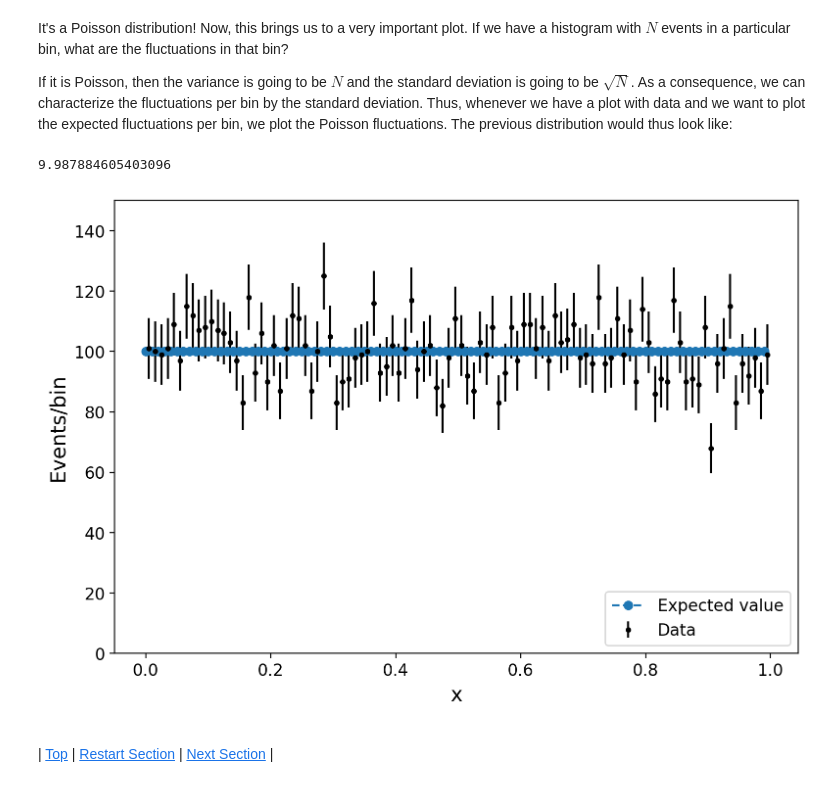
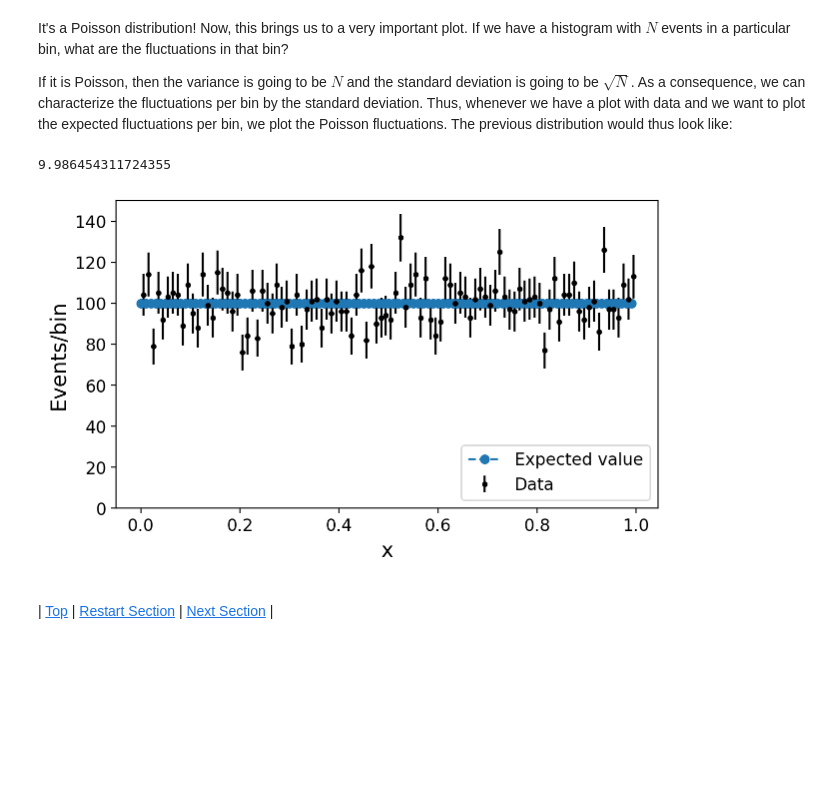
Before and after one commit to mit-physics-data/lectures, a Jupyter notebook: lecture2/8316_L02_MAIN.ipynb, the cells around one changed output. Drawn from its saved outputs; the diff is of its cells as text; code cells hidden in the pictures; blank space fills up the shorter version.

```diff
--- a/lecture2/8316_L02_MAIN.ipynb
+++ b/lecture2/8316_L02_MAIN.ipynb
@@ -86,7 +86,7 @@ The following code cell sets default values for figure parameters.
 %config InlineBackend.figure_format = 'retina'
 
 #set default figure parameters
-plt.rcParams['figure.figsize'] = (9,6)
+plt.rcParams['figure.figsize'] = (7,4)
 
 medium_size = 12
 large_size = 15
@@ -1120,31 +1110,31 @@ If it is Poisson, then the variance is going to be $N$ and the standard deviatio
 # %%
 #>>>RUN: L2.4-runcell03
 
 #And so the bins are Poisson fluctuated. This is why when we plot data in a histogram we put error bars
 #Corresponding the Poisson uncertainty in a bin
 N=10000
 nbins=100
 sample  = np.random.uniform (0,1,N)
 histy, bin_edges = np.histogram(sample, bins=nbins)
 yerr=np.sqrt(histy)
 bin_centers = 0.5*(bin_edges[1:] + bin_edges[:-1])
 ax.set_ylim([0,2*N/nbins])
 
 #Here is the command
 plt.errorbar(bin_centers,histy,yerr=yerr,marker='.',c='black',linestyle = 'None',label='Data')
 print(np.mean(yerr))
 
 k=np.arange(0,1,0.01)
 vals=np.full((100),N/nbins)
 plt.plot(k,vals,'o--',label="Expected value")
-plt.ylim(0,150)
+plt.ylim(0,1.5*(N/nbins))
 plt.xlabel("x")
 plt.ylabel("Events/bin")
 plt.legend(loc='lower right')
 plt.show()
 # %% [output]
-9.987884605403096
+9.986454311724355
-[figure, old version]
+[figure, new version]
 # %% [markdown]
 <a name='exercises_2_4'></a>
 
```
Also changed, not shown: parts of 25 cells of this notebook, 1 other file.
